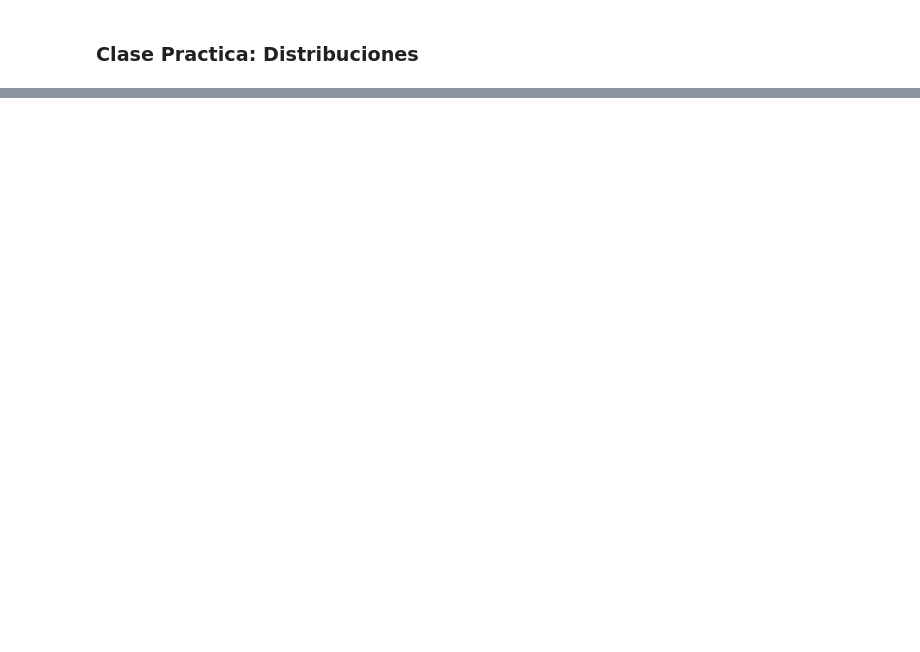
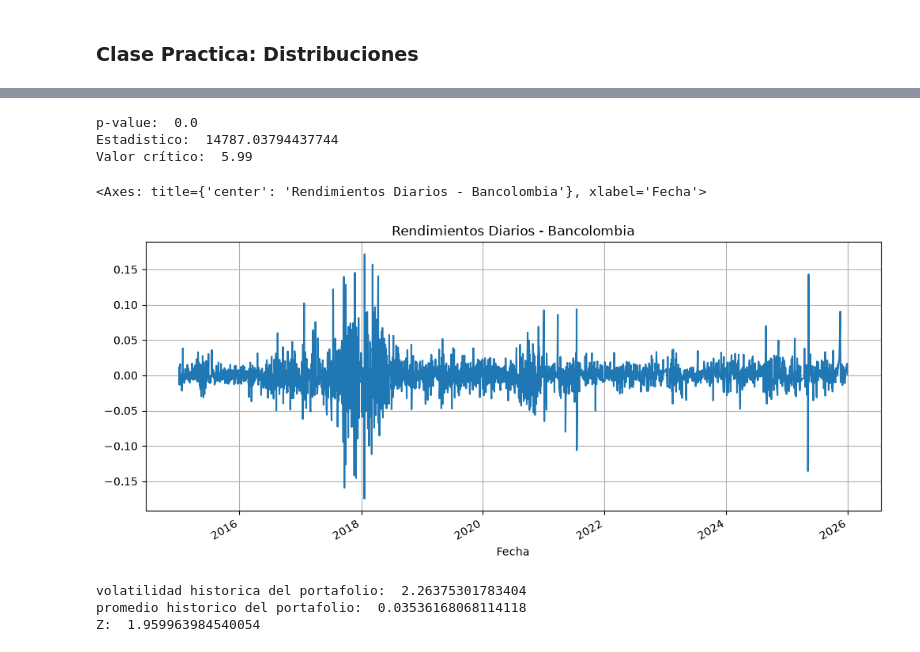
Before and after one commit to juancarvajal-hub/Modelos_Cuantitativos, a Jupyter notebook: Distribuciones_Probabilidad.ipynb, the cells around one changed output, grey strips where cells are left out. Cells and saved outputs as stored; diff of their text form; code cells hidden in the pictures; blank space fills up the shorter version.

```diff
--- a/Distribuciones_Probabilidad.ipynb
+++ b/Distribuciones_Probabilidad.ipynb
@@ -53,0 +63,25 @@ df_rendimiento
+# %%
+# Cantidad de dinero a invertir en cada acción
+Cantidad_Banc = 1200
+Cantidad_JP = 1000
+Cantidad_TRM = 20000
+
+# Precio de las acciones en la ultima fecha de cierre de la base de datos
+
+precio_banc , precio_JP, precio_TRM = df_rendimiento.sort_values(by = "Fecha", ascending=False).head(1)['Bancolombia (P) (COP)'].iloc[0],\
+df_rendimiento.sort_values(by = "Fecha", ascending=False).head(1)['J.P. Morgan Chase (COP)'].iloc[0],\
+    df_rendimiento.sort_values(by = "Fecha", ascending=False).head(1)['TRM (COP)'].iloc[0]
+
+# Pesos del portafolio
+w_banc = Cantidad_Banc*precio_banc
+w_JP = Cantidad_JP*precio_JP
+w_TRM = Cantidad_TRM*precio_TRM
+
+portafolio = w_banc + w_JP + w_TRM
+
+# % de pesos del portafolio
+w_banc_prop = w_banc / portafolio *100
+w_JP_prop = w_JP / portafolio *100
+w_TRM_prop = w_TRM / portafolio *100
+
+df_rendimiento.shape
@@ -53,0 +98,7 @@ df_rendimiento
+# %%
+# Calculo del rendimeinto del portafolio
+cols_rend = ['Rend_Bancolombia (P) (COP)', 'Rend_J.P. Morgan Chase (COP)','Rend_TRM (COP)']
+pesos = [w_banc_prop, w_JP_prop, w_TRM_prop]
+
+df_rendimiento['Rend_Portafolio'] = df_rendimiento[cols_rend].dot(pesos)/100
+df_rendimiento
@@ -53,0 +120,20 @@ df_rendimiento
+# %%
+### prueba de normalaidad jarque bera
+
+jarque_bera(df_rendimiento['Rend_Portafolio'].dropna())
+print("p-value: ", jarque_bera(df_rendimiento['Rend_Portafolio'].dropna())[1])
+print("Estadistico: ", jarque_bera(df_rendimiento['Rend_Portafolio'].dropna())[0])
+print("Valor crítico: ", 5.99)
+
+# P-value < 0.05, por lo tanto se rechaza la hipótesis nula de normalidad.
+# %% [output]
+p-value:  0.0
+Estadistico:  14787.03794437744
+Valor crítico:  5.99
+# %%
+### Grafico de los rendimientos del portafolio
+
+df_rendimiento['Rend_Portafolio'].plot(figsize=(12, 5), title='Rendimientos Diarios - Bancolombia', grid=True)
+# %% [output]
+<Axes: title={'center': 'Rendimientos Diarios - Bancolombia'}, xlabel='Fecha'>
+[figure, added]
@@ -53,0 +146,8 @@ df_rendimiento
+# %%
+print("volatilidad historica del portafolio: ", volatilidad*100)
+print("promedio historico del portafolio: ", promedio*100)
+print("Z: ", z[1])
+# %% [output]
+volatilidad historica del portafolio:  2.26375301783404
+promedio historico del portafolio:  0.03536168068114118
+Z:  1.959963984540054
```
Also changed, not shown: parts of 12 cells of this notebook.
